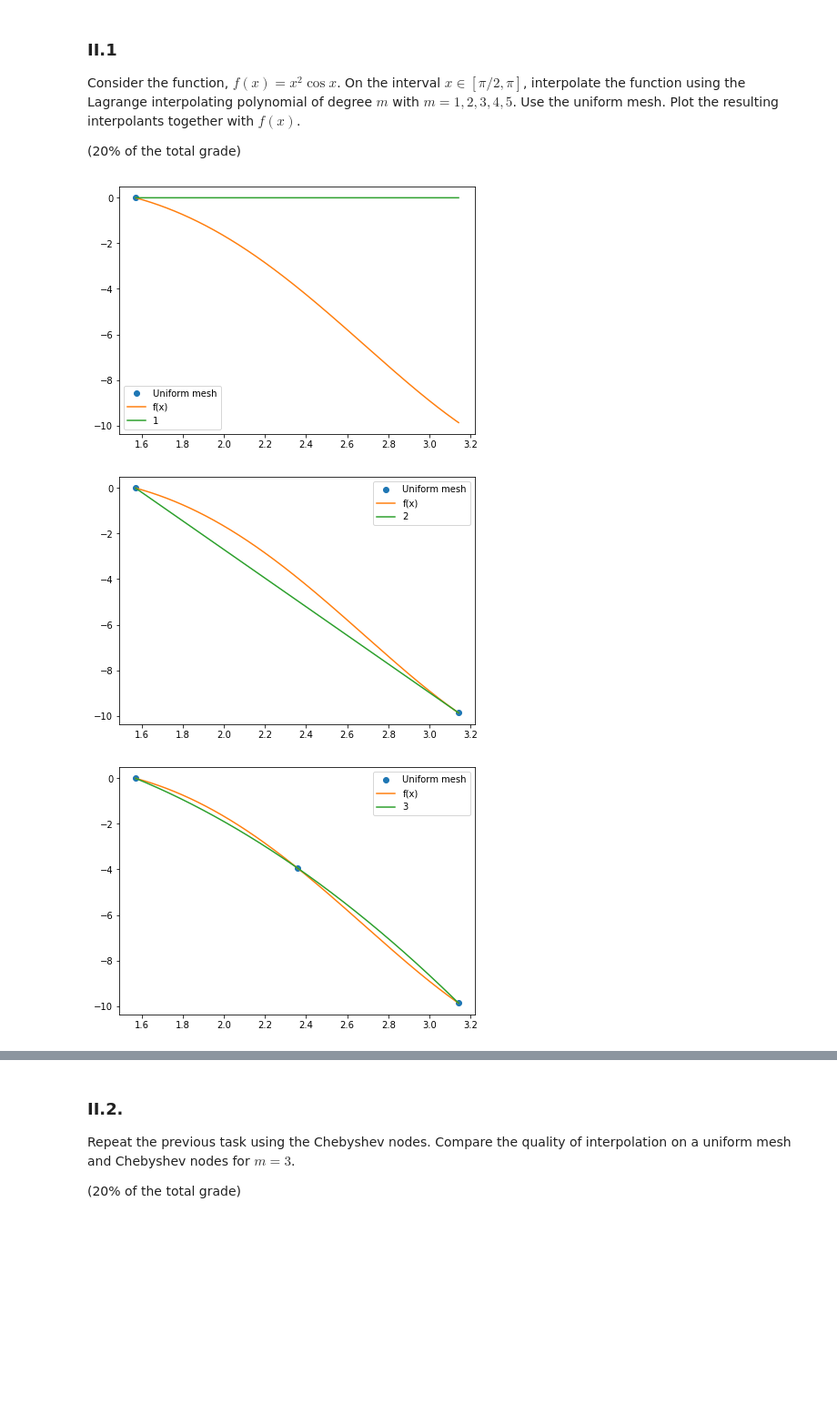
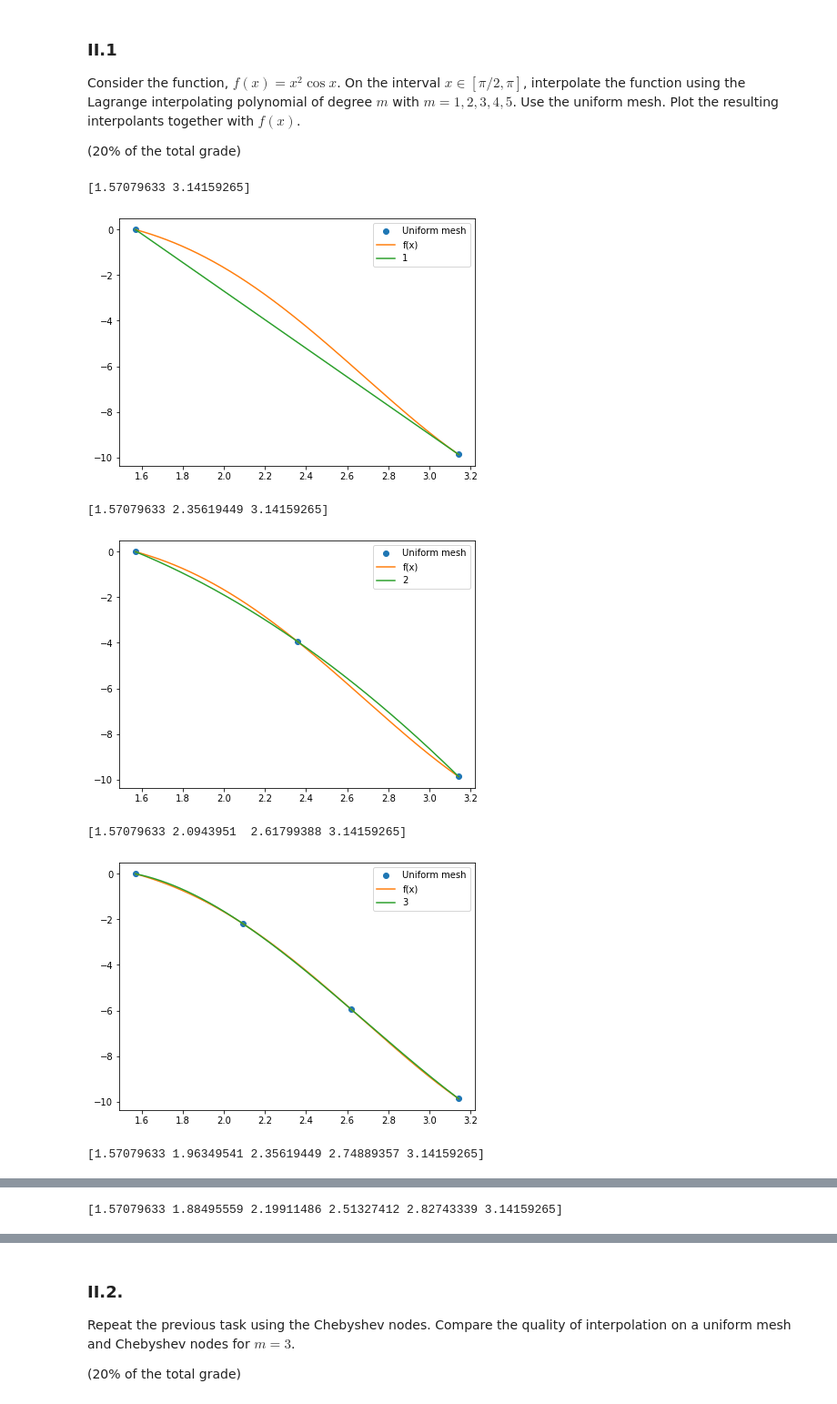
Before and after one commit to palkovna/CP2020, a Jupyter notebook: week_5_intep_approx.ipynb, the cells around one changed output, grey strips where cells are left out. Shown at 91% size. Saved outputs shown, nothing was run; the diff lists cells and outputs as text; code cells hidden in the pictures; blank space fills up the shorter version.

```diff
--- a/week_5_intep_approx.ipynb
+++ b/week_5_intep_approx.ipynb
@@ -134,25 +134,33 @@ def lagrange(x, y, x0):
         L += l * y[i]
     return L
 # %%
+# раньше была неправильная степень полинома
+
 def f(x):
     return x ** 2 * np.cos(x)
 
 x_ = np.linspace(np.pi / 2, np.pi, 10 ** 4)
 
 for m in range(1, 6):
     plt.figure(figsize=(7, 5))
-    x = np.linspace(np.pi / 2, np.pi, m)
+    x = np.linspace(np.pi / 2, np.pi, m + 1)
+    print(x)
     Lm = [lagrange(x, f(x), _) for _ in x_]
     plt.plot(x, f(x), 'o', label='Uniform mesh')
     plt.plot(x_, f(x_), label='f(x)')
     plt.plot(x_, Lm, label=m)
     plt.legend()
     plt.show()
 # %% [output]
+[1.57079633 3.14159265]
-[figure, old version]
+[figure, new version]
+[1.57079633 2.35619449 3.14159265]
-[figure, old version]
+[figure, new version]
+[1.57079633 2.0943951  2.61799388 3.14159265]
-[figure, old version]
+[figure, new version]
+[1.57079633 1.96349541 2.35619449 2.74889357 3.14159265]
 [figure]
+[1.57079633 1.88495559 2.19911486 2.51327412 2.82743339 3.14159265]
 [figure]
 # %% [markdown]
 ### II.2.
```
Also changed, not shown: parts of 4 cells of this notebook, 3 other files.
